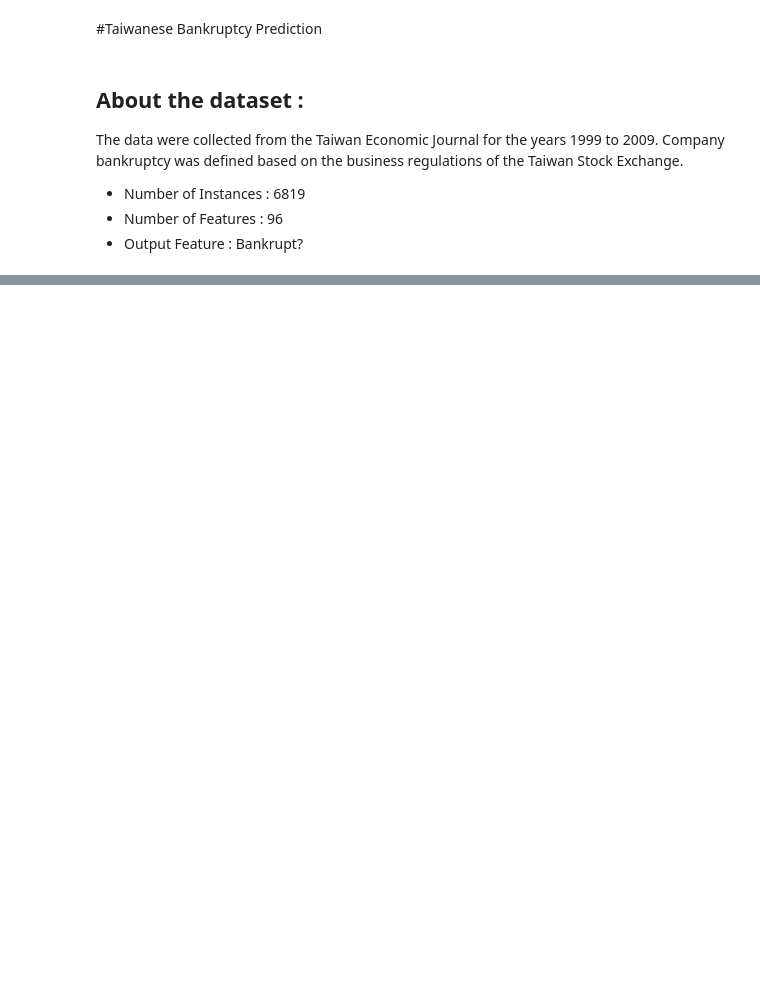
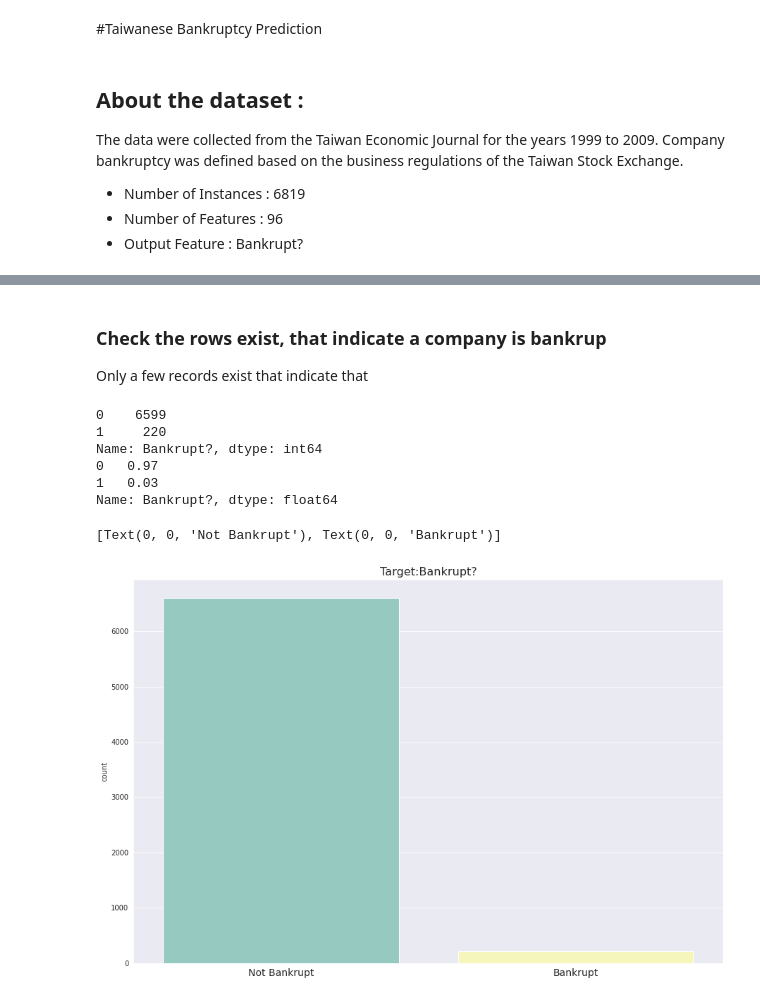
Before and after one commit to spros1/TaiwaneseBankruptcyPrediction, a Jupyter notebook: TaiwaneseBankruptcyPrediction.ipynb, the cells around one changed output, grey strips where cells are left out. Cells and saved outputs as stored; diff of their text form; code cells hidden in the pictures; blank space fills up the shorter version.

Commit message:
Δημιουργήθηκε με το Colaboratory

```diff
--- a/TaiwaneseBankruptcyPrediction.ipynb
+++ b/TaiwaneseBankruptcyPrediction.ipynb
@@ -9,3 +9,9 @@ The data were collected from the Taiwan Economic Journal for the years 1999 to 2
 *   Number of Instances : 6819
 *   Number of Features  : 96
 *   Output Feature      : Bankrupt?
+# %%
+import pandas as pd
+import io
+
+from google.colab import files
+uploaded = files.upload()
@@ -11,0 +21,3 @@ The data were collected from the Taiwan Economic Journal for the years 1999 to 2
+# %%
+df = pd.read_csv(io.BytesIO(uploaded['data.csv']))
+df.shape
@@ -11,0 +59,24 @@ The data were collected from the Taiwan Economic Journal for the years 1999 to 2
+# %% [markdown]
+### Check the rows exist, that indicate a company is bankrup
+Only a few records exist that indicate that
+# %%
+# print count and percentage
+print(df['Bankrupt?'].value_counts())
+print(df['Bankrupt?'].value_counts(normalize=True))
+print('\n')
+
+#plot that also
+fig, ax = plt.subplots(figsize=(15,10))
+sns.countplot(df['Bankrupt?'])
+ax.set_title('Target:Bankrupt?', fontsize=16)
+ax.set_xlabel('')
+ax.set_xticklabels(['Not Bankrupt', 'Bankrupt'], fontsize=14)
+# %% [output]
+0    6599
+1     220
+Name: Bankrupt?, dtype: int64
+0   0.97
+1   0.03
+Name: Bankrupt?, dtype: float64
+[Text(0, 0, 'Not Bankrupt'), Text(0, 0, 'Bankrupt')]
+[figure, added]
```
Also changed, not shown: parts of 6 cells of this notebook.
